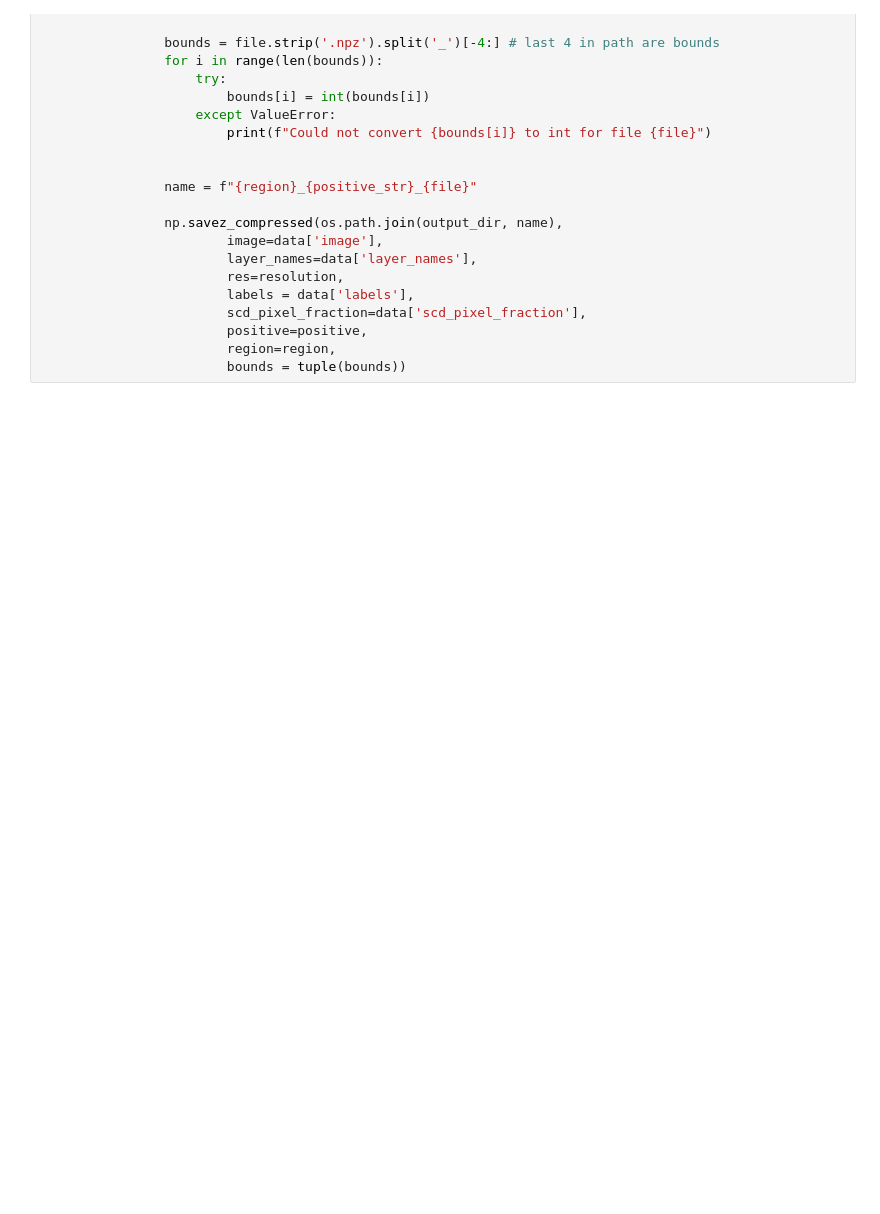
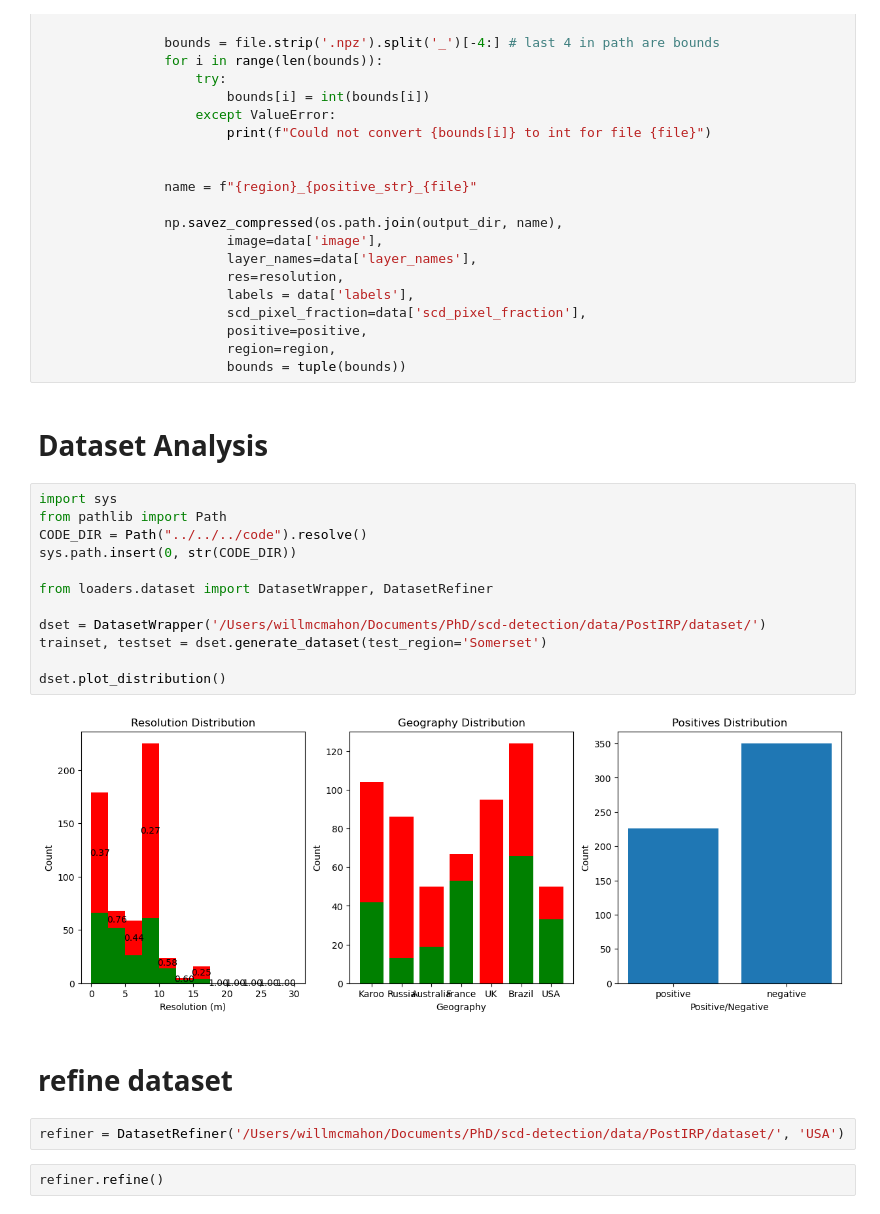
Before and after one commit to willhcm/scd-detection, a Jupyter notebook: code/notebooks/tiling/datasetfixing.ipynb, the cells around one changed output. Saved outputs shown, nothing was run; the diff lists cells and outputs as text; blank space fills up the shorter version.

Commit message:
expanding dataset wrapper functionality

```diff
--- a/code/notebooks/tiling/datasetfixing.ipynb
+++ b/code/notebooks/tiling/datasetfixing.ipynb
@@ -60,3 +60,25 @@ for dir in ['/Users/willmcmahon/Downloads/Tiles 2', '/Users/willmcmahon/Download
                         positive=positive,
                         region=region,
                         bounds = tuple(bounds))
+# %% [markdown]
+# Dataset Analysis
+# %%
+import sys
+from pathlib import Path
+CODE_DIR = Path("../../../code").resolve()
+sys.path.insert(0, str(CODE_DIR))
+
+from loaders.dataset import DatasetWrapper, DatasetRefiner
+
+dset = DatasetWrapper('/Users/willmcmahon/Documents/PhD/scd-detection/data/PostIRP/dataset/')
+trainset, testset = dset.generate_dataset(test_region='Somerset')
+
+dset.plot_distribution()
+# %% [output]
+[figure, added]
+# %% [markdown]
+# refine dataset
+# %%
+refiner = DatasetRefiner('/Users/willmcmahon/Documents/PhD/scd-detection/data/PostIRP/dataset/', 'USA')
+# %%
+refiner.refine()
```
Also changed, not shown: parts of 1 cell of this notebook, 2 other files.
